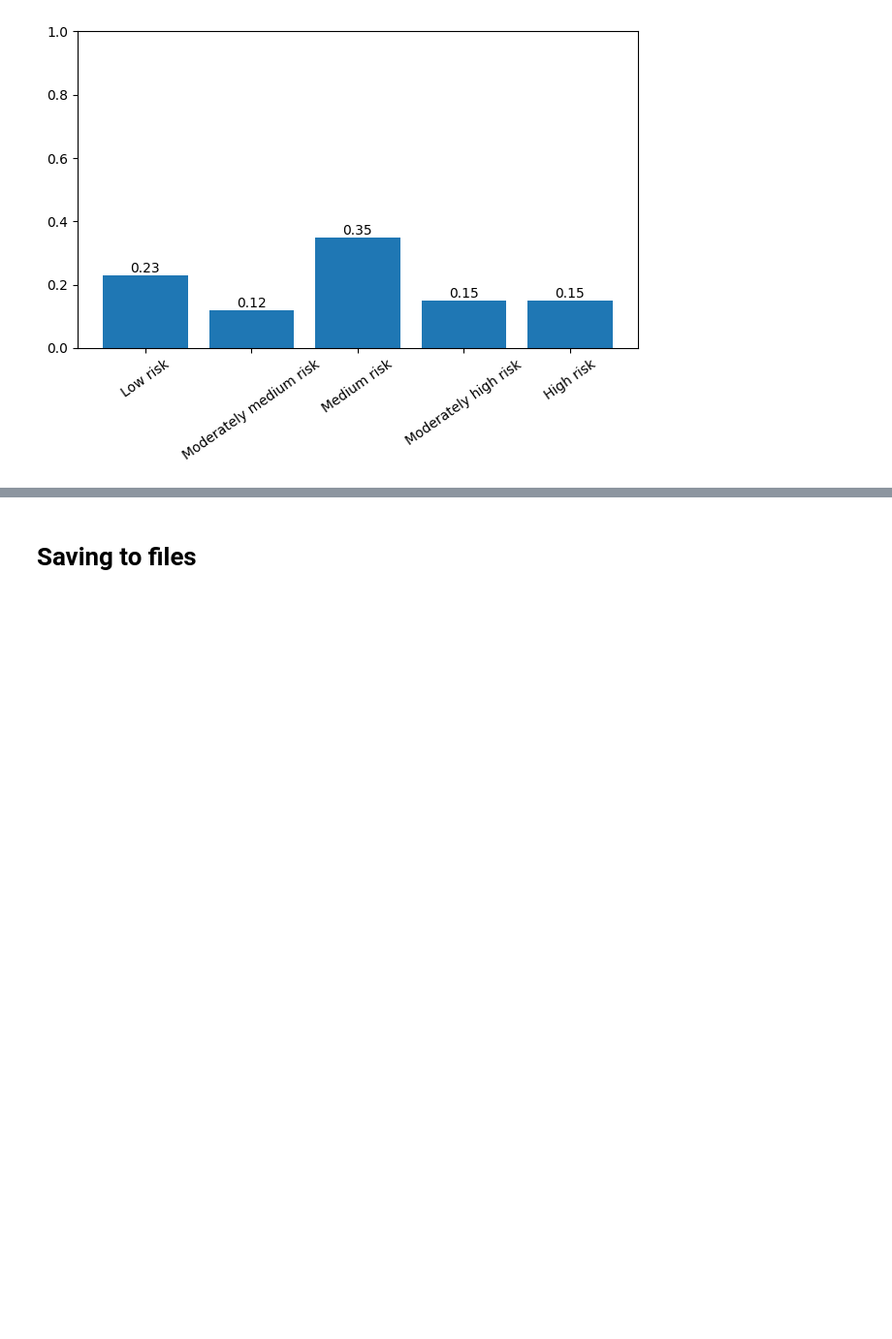
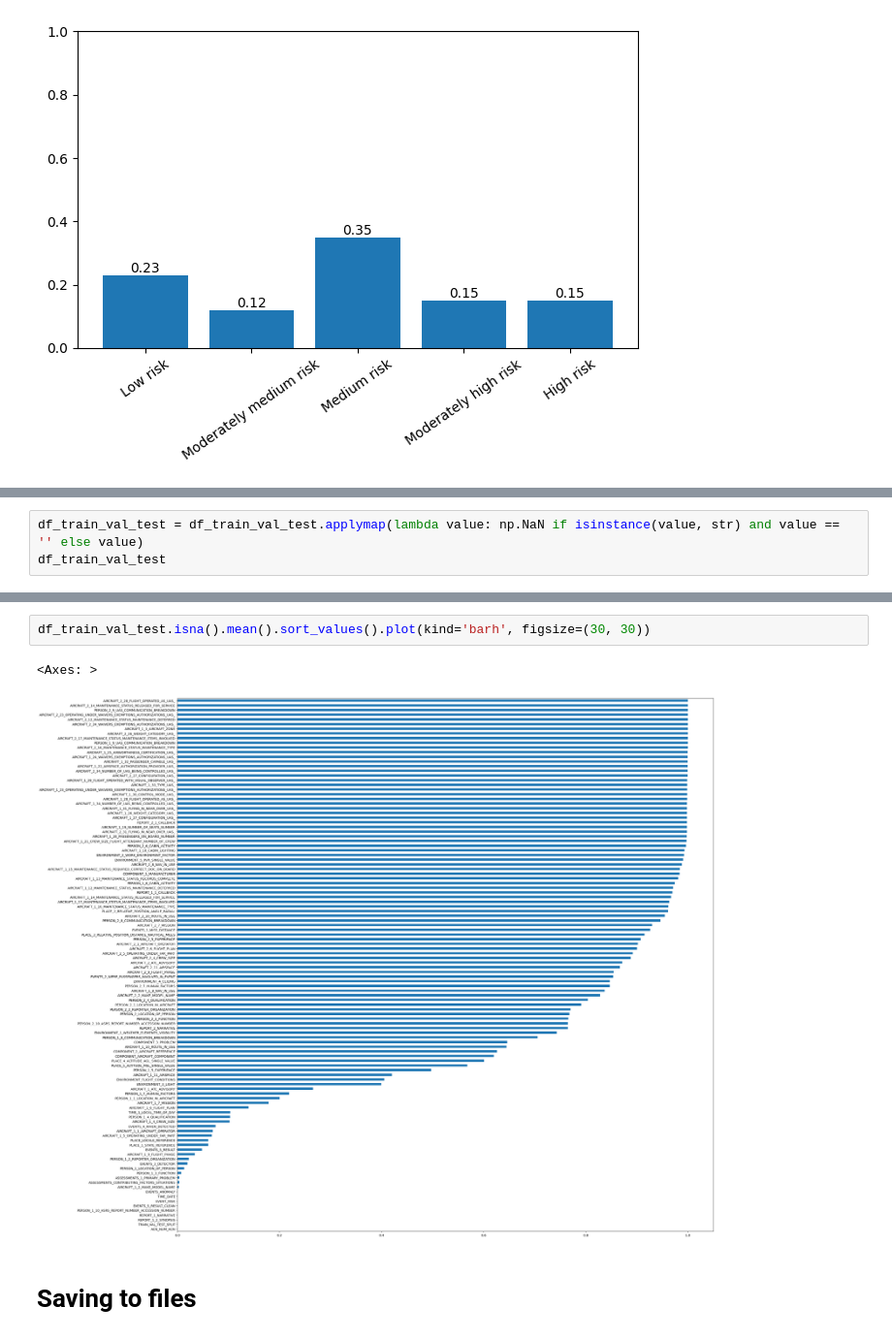
Before and after one commit to SimeonHristov99/AeroGuard, a Jupyter notebook: 01_Scripts/01_Load_data.ipynb, the cells around one changed output, grey strips where cells are left out. Shown at 97% size. Drawn from its saved outputs; the diff is of its cells as text; blank space fills up the shorter version.

Commit message:
Encode empty values (`''`) as `np.NaN`.

```diff
--- a/01_Scripts/01_Load_data.ipynb
+++ b/01_Scripts/01_Load_data.ipynb
@@ -300,0 +303,3 @@ plt.tight_layout()
+# %%
+df_train_val_test = df_train_val_test.applymap(lambda value: np.NaN if isinstance(value, str) and value == '' else value)
+df_train_val_test
@@ -301,3 +320,8 @@ plt.tight_layout()
+# %%
+df_train_val_test.isna().mean().sort_values().plot(kind='barh', figsize=(30, 30))
+# %% [output]
+<Axes: >
+[figure, added]
 # %% [markdown]
 # Saving to files
 # %%
```
Also changed, not shown: parts of 2 cells of this notebook, 1 other file.
